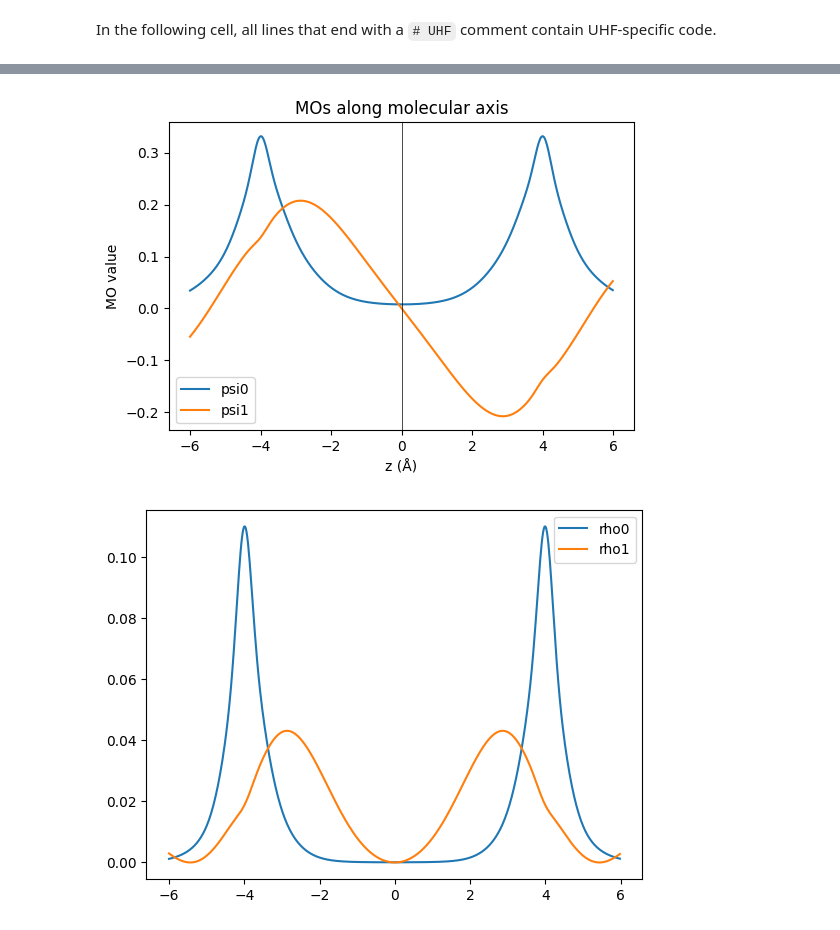
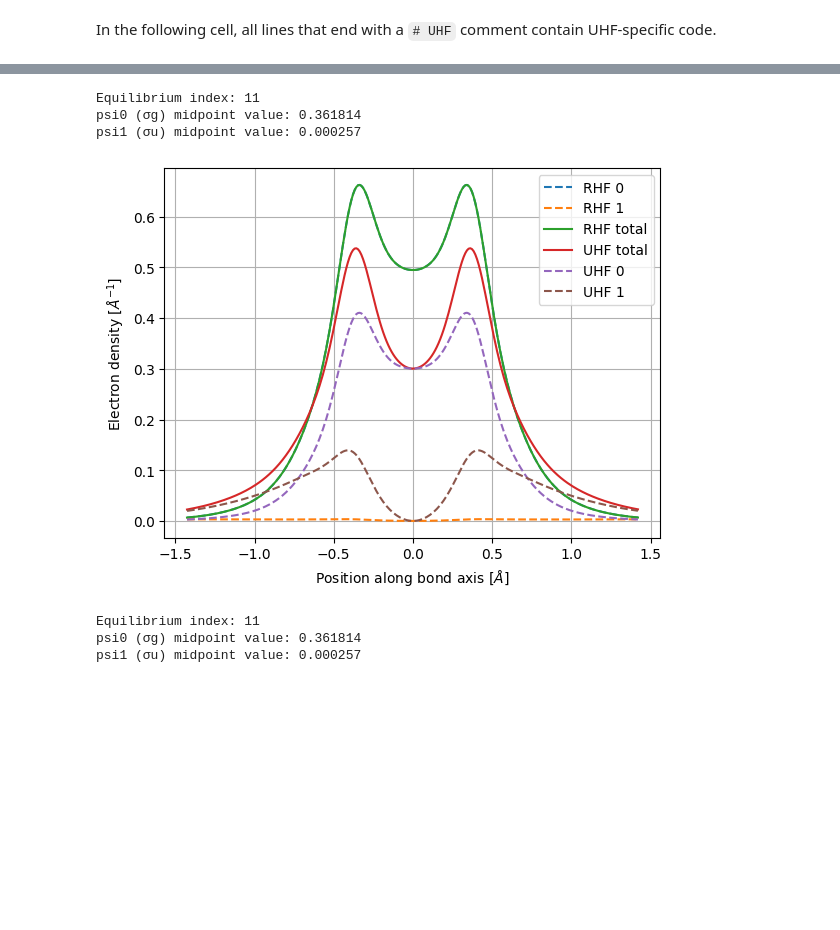
Before and after one commit to gvansan/Computational-Physics-Project-Exam-2026, a Jupyter notebook: Configuration_interaction_hydrogen.ipynb, the cells around one changed output, grey strips where cells are left out. Cells and saved outputs as stored; diff of their text form; code cells hidden in the pictures; blank space fills up the shorter version.

```diff
--- a/Configuration_interaction_hydrogen.ipynb
+++ b/Configuration_interaction_hydrogen.ipynb
@@ -164,33 +167,0 @@ psi1, rho1 = build_psi(data, C, 1)
-# %%
-import matplotlib.pyplot as plt
-
-points = data["points"]  # (n_points,3)
-x, y, z = points.T
-
-# choose points near the axis (radius threshold)
-r = np.sqrt(x**2 + y**2)
-mask = r < 0.15  # tune threshold to your geometry / grid spacing
-idx = np.where(mask)[0]
-order = np.argsort(z[idx])
-z_line = z[idx][order]
-
-plt.figure(figsize=(6,4))
-plt.plot(z_line, psi0[idx][order], label="psi0")
-plt.plot(z_line, psi1[idx][order], label="psi1")
-plt.axvline(0, color='k', lw=0.5)
-plt.xlabel("z (Å)")
-plt.ylabel("MO value")
-plt.legend()
-plt.title("MOs along molecular axis")
-plt.show()
-
-# If you prefer densities:
-plt.figure()
-plt.plot(z_line, rho0[idx][order], label="rho0")
-plt.plot(z_line, rho1[idx][order], label="rho1")
-#plt.yscale("log")  # optional
-plt.legend()
-plt.show()
-# %% [output]
-[figure, removed]
-[figure, removed]
@@ -208,0 +168,35 @@ h, g = ao_to_mo_2orb(data)
+# %%
+def plot_density():
+    plt.close("density")
+    fig, ax = plt.subplots(num="density")
+    keq = analyze_equilibrium_orbitals(datas)["keq"]
+    data = datas[keq]
+    zgrid = data["points"][:, 2] * BOHR_TO_ANGSTROM  # to angstrom
+
+    ax.plot(zgrid, data["density0_rhf"] / BOHR_TO_ANGSTROM, "--", label="RHF 0")
+    ax.plot(zgrid, data["density1_rhf"]/ BOHR_TO_ANGSTROM, "--", label="RHF 1")
+    ax.plot(zgrid, data["density_rhf"]/ BOHR_TO_ANGSTROM, label="RHF total")
+    ax.plot(zgrid, data["density_uhf"]/ BOHR_TO_ANGSTROM, label="UHF total")
+    ax.plot(zgrid, data["density0_uhf"]/ BOHR_TO_ANGSTROM, "--", label="UHF 0")
+    ax.plot(zgrid, data["density1_uhf"]/ BOHR_TO_ANGSTROM, "--", label="UHF 1")
+    ax.grid()
+    ax.set_xlabel(r"Position along bond axis [$Å$]")
+    ax.set_ylabel(r"Electron density [$Å^{-1}$]")
+    ax.legend()
+plot_density()
+# %% [output]
+Equilibrium index: 11
+psi0 (σg) midpoint value: 0.361814
+psi1 (σu) midpoint value: 0.000257
+[figure, added]
+# %%
+result_equilibrium = analyze_equilibrium_orbitals(datas)
+keq = result_equilibrium["keq"]
+data_eq = result_equilibrium["data"]
+psi0_eq = result_equilibrium["psi0"]
+psi1_eq = result_equilibrium["psi1"]
+mid_idx = result_equilibrium["mid_idx"]
+# %% [output]
+Equilibrium index: 11
+psi0 (σg) midpoint value: 0.361814
+psi1 (σu) midpoint value: 0.000257
```
Also changed, not shown: parts of 21 cells of this notebook.
